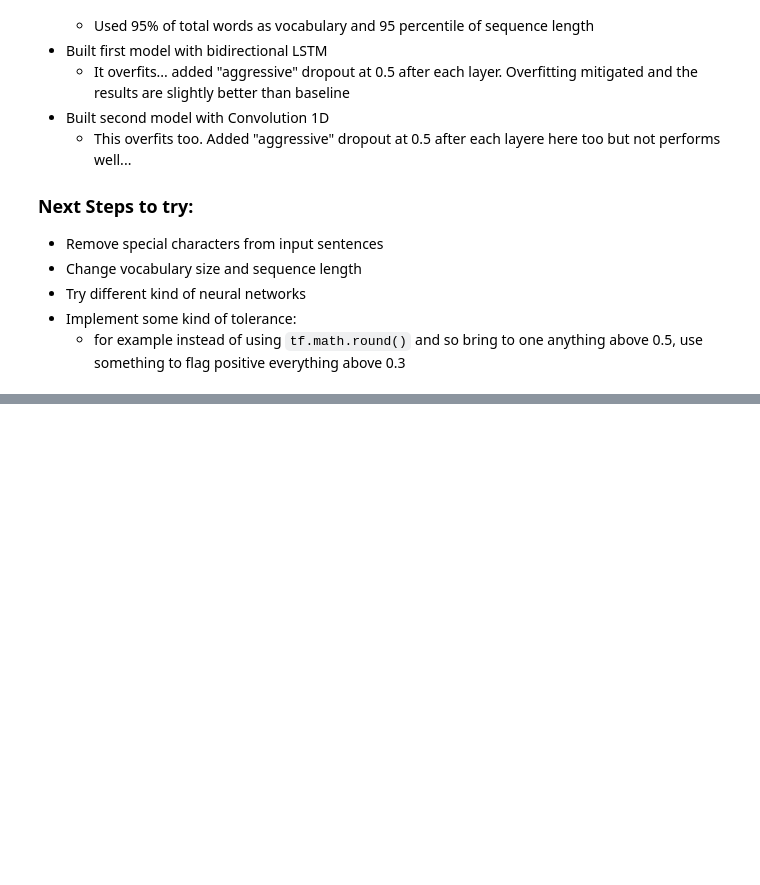
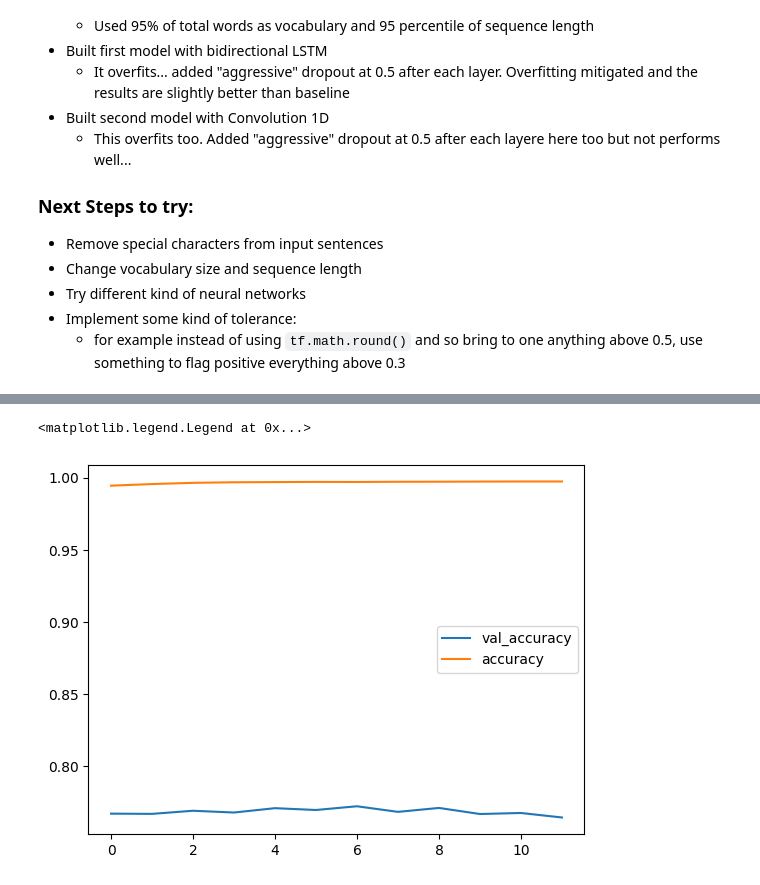
Before and after one commit to a-giorgi/happy-tweeting, a Jupyter notebook: development/EX01_twitter_sentiment_analysis.ipynb, the cells around one changed output, grey strips where cells are left out. Drawn from its saved outputs; the diff is of its cells as text; code cells hidden in the pictures; blank space fills up the shorter version.

```diff
--- a/development/EX01_twitter_sentiment_analysis.ipynb
+++ b/development/EX01_twitter_sentiment_analysis.ipynb
@@ -308,0 +521,13 @@ evaluate_predictions(dfTest["sentiment"], model_Conv_y_pred)
+# %%
+universal_sentence_extractor.trainable= True;
+# %%
+model_use_tr = tf.keras.Sequential([
+    universal_sentence_extractor,
+    tf.keras.layers.Dense(64, activation="relu"),
+    tf.keras.layers.Dropout(0.5),
+    tf.keras.layers.Dense(1,activation="sigmoid"),
+    ], name="model_use_gru")
+model_use_tr.compile(loss=tf.keras.losses.BinaryCrossentropy(),
+                optimizer = tf.keras.optimizers.Adam(),
+                metrics=["accuracy"])
+model_use_tr.summary()
@@ -308,0 +552,4 @@ evaluate_predictions(dfTest["sentiment"], model_Conv_y_pred)
+# %%
+history_use_tr = model_use_tr.fit(train_dataset, epochs=15, steps_per_epoch=len(train_dataset),
+                            validation_data=test_dataset, validation_steps=len(test_dataset),
+                            callbacks=[early_stopping])
@@ -308,0 +574,7 @@ evaluate_predictions(dfTest["sentiment"], model_Conv_y_pred)
+# %%
+plt.plot(history_use_tr.history["val_accuracy"], label="val_accuracy")
+plt.plot(history_use_tr.history["accuracy"], label="accuracy")
+plt.legend()
+# %% [output]
+<matplotlib.legend.Legend at 0x...>
+[figure, added]
```
Also changed, not shown: parts of 35 cells of this notebook.
